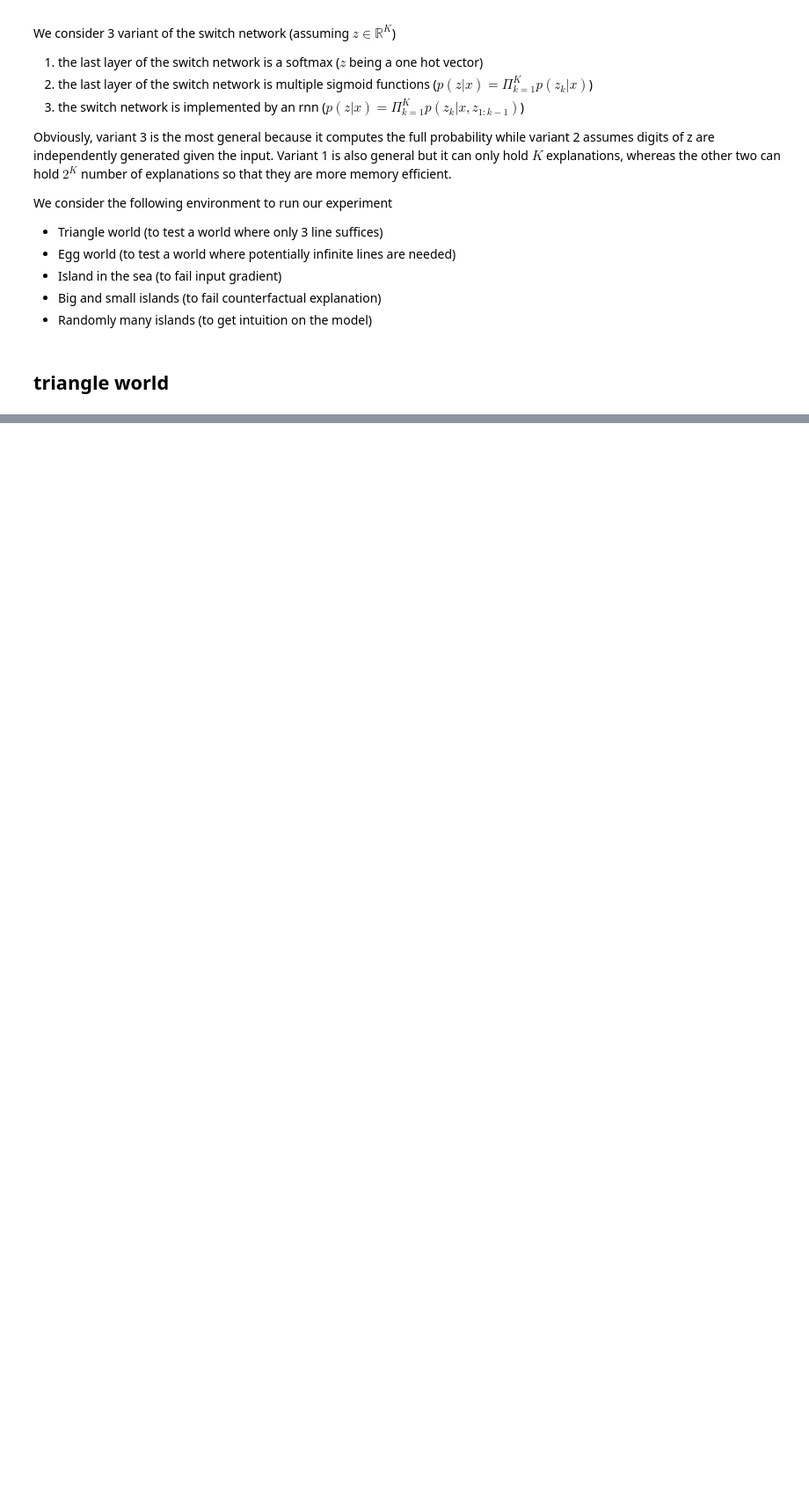
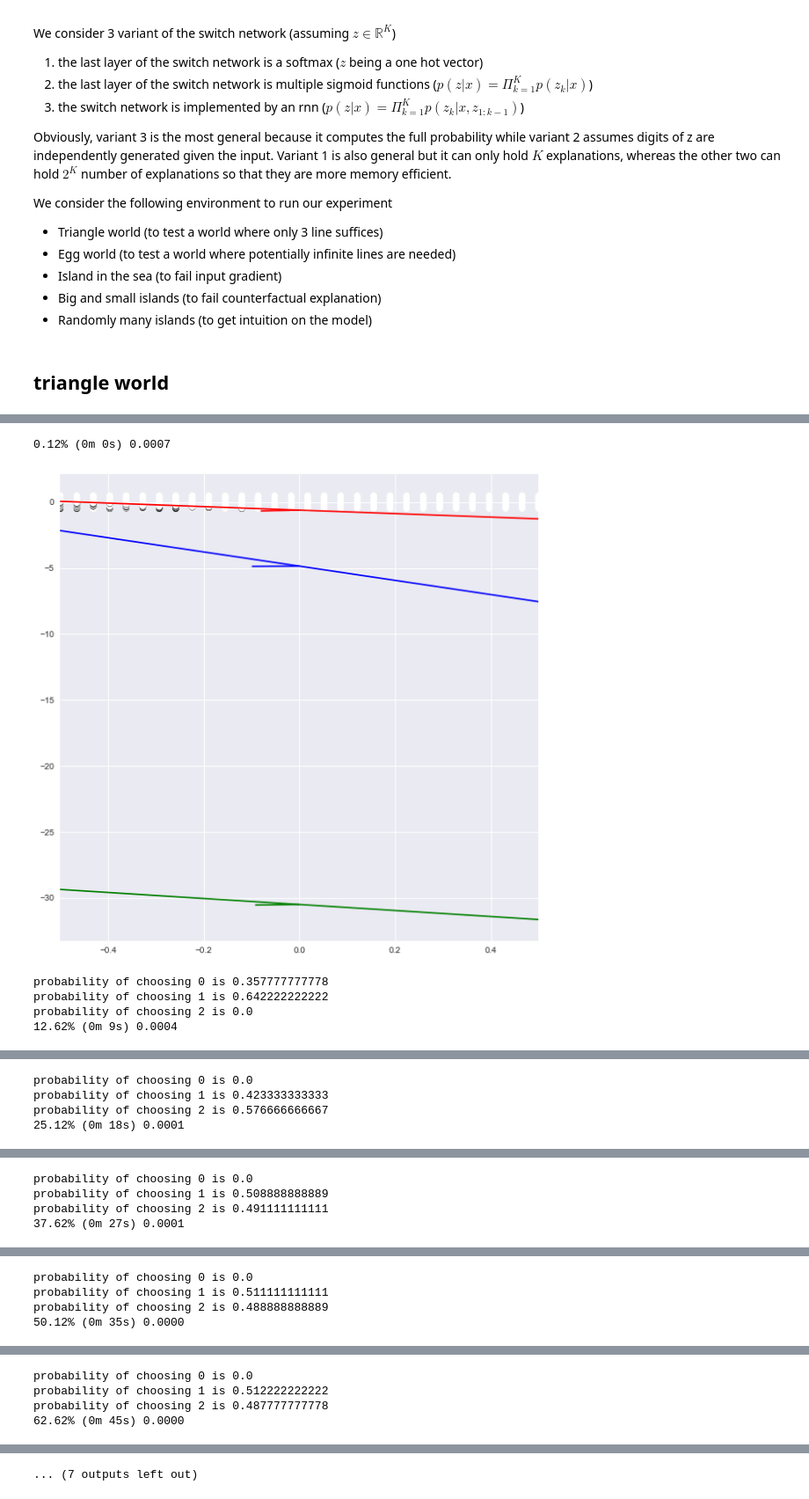
Before and after one commit to nathanwang000/credible_learning, a Jupyter notebook: credibility.ipynb, the cells around one changed output, grey strips where cells are left out. Shown: that part at 88% size. Saved outputs shown, nothing was run; the diff lists cells and outputs as text; code cells hidden in the pictures; blank space fills up the shorter version.

Commit message:
non linear interpretable model started training

```diff
--- a/credibility.ipynb
+++ b/credibility.ipynb
@@ -95,0 +97,29 @@ plotData(X, y)
+# %%
+from lib.train import InterpretableTrainer
+from torch.utils.data import Dataset, DataLoader, TensorDataset
+from lib.model import Switch, Weight, apply_linear
+from lib.utility import logit_elementwise_loss
+
+
+input_size = 2 # 2d input
+switch_size = 3 # can only output 3 lines
+
+x = Variable(torch.from_numpy(X)).float()
+y = Variable(torch.from_numpy(Y)).float()
+
+switch = Switch(input_size, switch_size)
+weight = Weight(switch_size, input_size+1) # +1 for b in linear model
+
+t =  InterpretableTrainer(switch, weight, apply_linear, alpha=0)
+
+# todo fit a model here:
+train_data = TensorDataset(x.data, y.data)
+data = DataLoader(train_data, batch_size=1000, shuffle=True)
+t.fit(data, n_epochs=800, print_every=100)
+# %% [output]
+0.12% (0m 0s) 0.0007
+[figure, added]
+probability of choosing 0 is 0.357777777778
+probability of choosing 1 is 0.642222222222
+probability of choosing 2 is 0.0
+12.62% (0m 9s) 0.0004
@@ -95,0 +127,4 @@ plotData(X, y)
+probability of choosing 0 is 0.0
+probability of choosing 1 is 0.423333333333
+probability of choosing 2 is 0.576666666667
+25.12% (0m 18s) 0.0001
@@ -95,0 +132,4 @@ plotData(X, y)
+probability of choosing 0 is 0.0
+probability of choosing 1 is 0.508888888889
+probability of choosing 2 is 0.491111111111
+37.62% (0m 27s) 0.0001
@@ -95,0 +137,4 @@ plotData(X, y)
+probability of choosing 0 is 0.0
+probability of choosing 1 is 0.511111111111
+probability of choosing 2 is 0.488888888889
+50.12% (0m 35s) 0.0000
@@ -95,0 +142,4 @@ plotData(X, y)
+probability of choosing 0 is 0.0
+probability of choosing 1 is 0.512222222222
+probability of choosing 2 is 0.487777777778
+62.62% (0m 45s) 0.0000
@@ -95,0 +147 @@ plotData(X, y)
+... (7 outputs left out)
```
Also changed, not shown: parts of 10 cells of this notebook, 3 other files.
